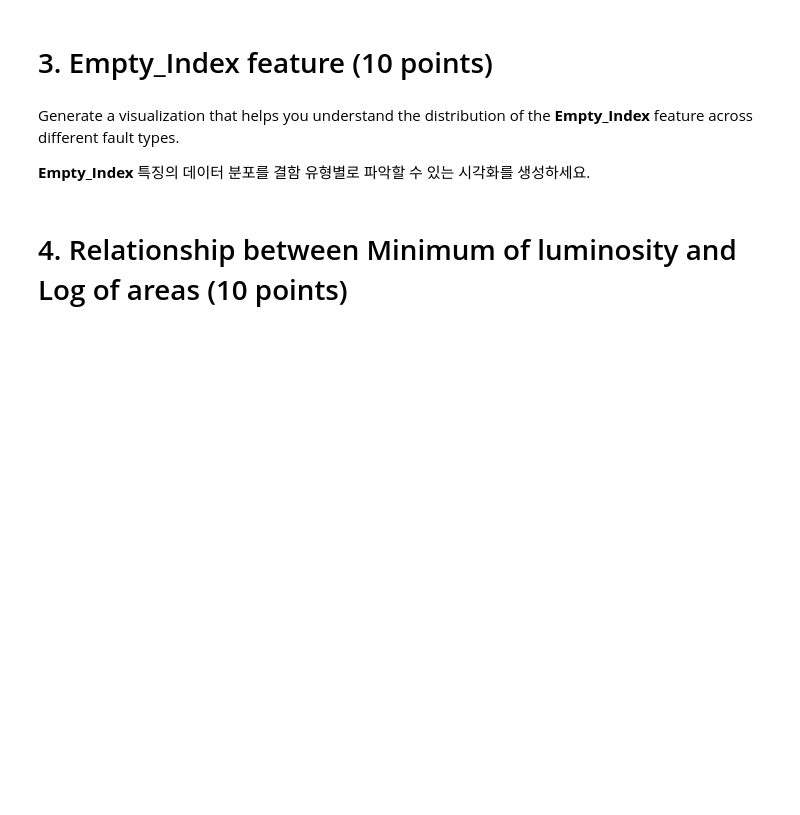
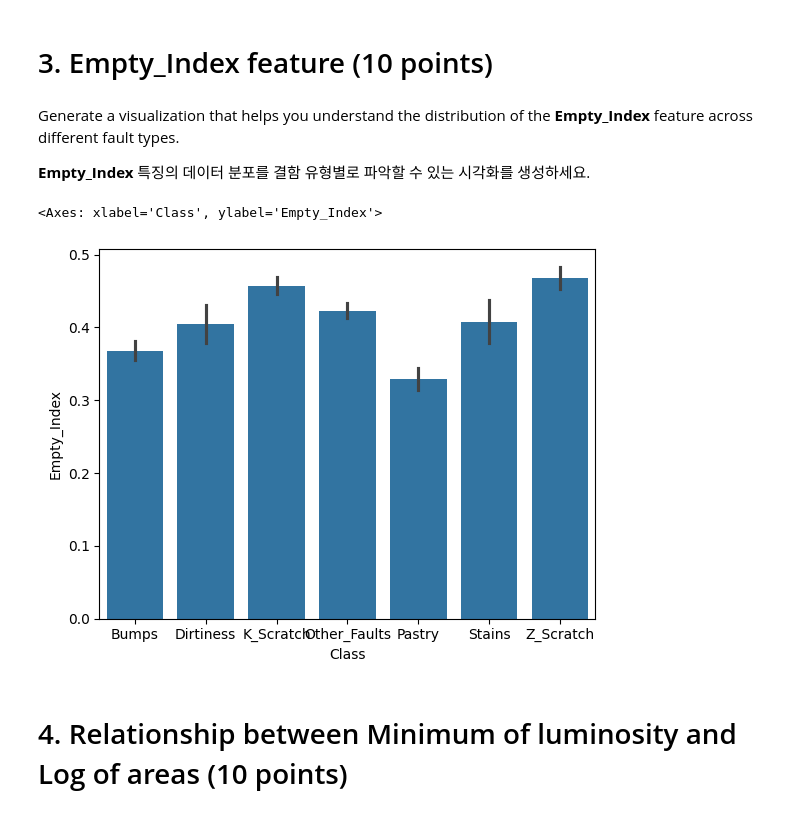
Before and after one commit to daewook1004/DeepLearning_LangugeModel, a Jupyter notebook: DAEM_Midterm_practical_test.ipynb, the cells around one changed output. Drawn from its saved outputs; the diff is of its cells as text; code cells hidden in the pictures; blank space fills up the shorter version.

```diff
--- a/DAEM_Midterm_practical_test.ipynb
+++ b/DAEM_Midterm_practical_test.ipynb
@@ -97,6 +106,11 @@ ValueError: could not convert string to float: 'Pastry'
 Generate a visualization that helps you understand the distribution of the **Empty_Index** feature across different fault types.
 
 **Empty_Index** 특징의 데이터 분포를 결함 유형별로 파악할 수 있는 시각화를 생성하세요.
+# %%
+sns.barplot(data=data, y=data["Empty_Index"], x= data["Class"])
+# %% [output]
+<Axes: xlabel='Class', ylabel='Empty_Index'>
+[figure, added]
 # %% [markdown]
 # 4. Relationship between Minimum of luminosity and Log of areas (10 points)
 # %% [markdown]
```
Also changed, not shown: parts of 12 cells of this notebook.
